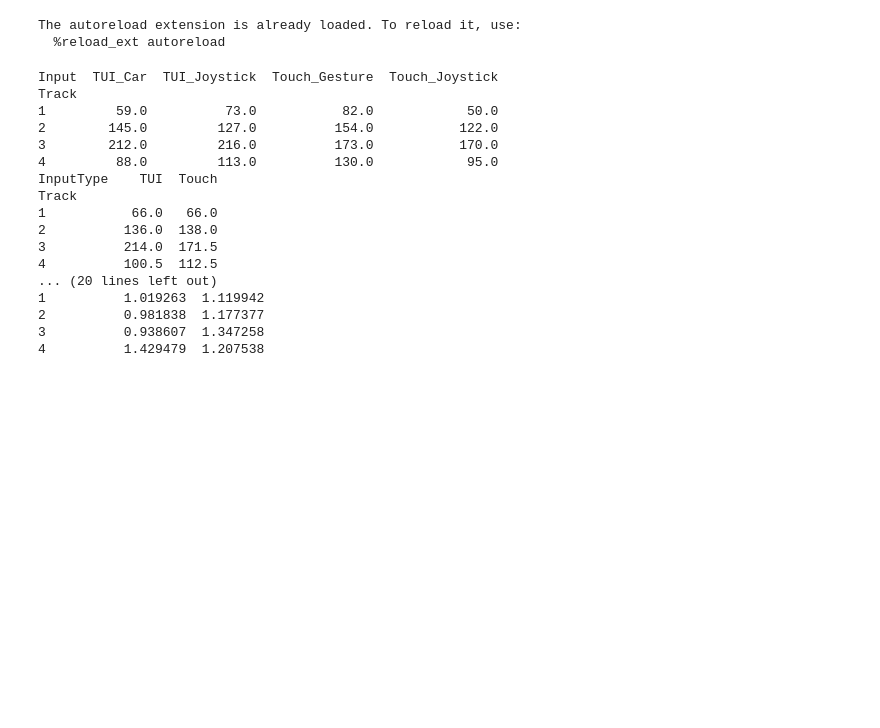
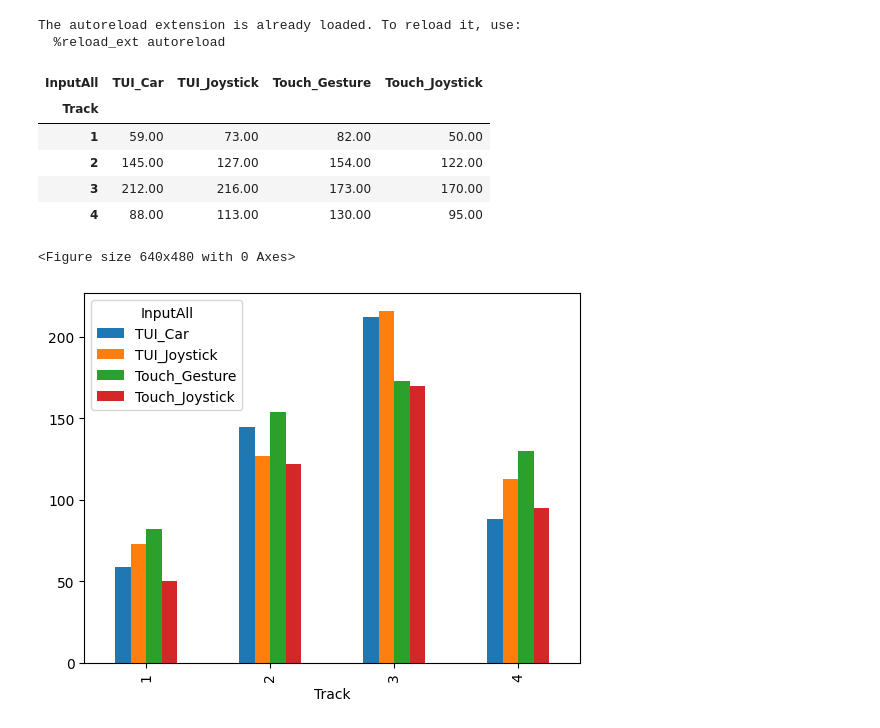
Before and after one commit to eqbic/Masterarbeit-Evaluation, a Jupyter notebook: evaluation.ipynb, the cells around one changed output. Saved outputs shown, nothing was run; the diff lists cells and outputs as text; code cells hidden in the pictures; blank space fills up the shorter version.

Commit message:
draw results as colored pandas tables

```diff
--- a/evaluation.ipynb
+++ b/evaluation.ipynb
@@ -88,60 +88,48 @@ class TrackRepository:
     def get_all(self) -> List[RecordedTrack]:
         return self.recorded_tracks
 
-class Category(Enum):
-    InputType = 1
+class InputFilter(Enum):
+    InputAll = 1
+    InputCategorized = 2
+
+class ResultParam(Enum):
+    Time = 1
+    MeanError = 2
+    MedianError = 3
+    PercentileError = 4
 
 class ResultPlotter:
     def __init__(self):
         self.repo = TrackRepository()
-        tracks = self.repo.get_by_user(1)
+        tracks = self.repo.get_all()
         data = {
-            'Track': [track.track_id for track in tracks],
-            'Input': [f"{track.input_type.name}_{track.metaphor.name}" for track in tracks],
-            'InputType': [track.input_type.name for track in tracks],
+            'Track':  [track.track_id for track in tracks],
+            'InputAll': [f"{track.input_type.name}_{track.metaphor.name}" for track in tracks],
+            'InputCategorized': [track.input_type.name for track in tracks],
             'Time': [track.result.time for track in tracks],
             'MeanError': [track.result.mean for track in tracks],
-            'MedianError': [track.result.median for track in tracks]
+            'MedianError': [track.result.median for track in tracks],
+            'PercentileError': [track.result.percentile for track in tracks]
         }
         self.data_frame = pd.DataFrame(data)
+        self.data_frame.style.format(precision=2, decimal=".")
 
-    def print_times(self, category: Category = None):
-        col = "Input" if category is None else category.name
-        pivot_df = self.data_frame.pivot_table(index="Track", columns=col, values="Time")
-        print(pivot_df)
-
-    def print_mean_errors(self, category: Category = None):
-        col = "Input" if category is None else category.name
-        pivot_df = self.data_frame.pivot_table(index="Track", columns=col, values="MeanError")
-        print(pivot_df)
-
-    def print_median_errors(self, category: Category = None):
-        col = "Input" if category is None else category.name
-        pivot_df = self.data_frame.pivot_table(index="Track", columns=col, values="MedianError")
-        print(pivot_df)
+    def print_result(self, result_param: ResultParam, input_filter: InputFilter, plot = False):
+        table = self.data_frame.pivot_table(index="Track", columns=input_filter.name, values=result_param.name)
+        if plot:
+            plt.figure()
+            table.plot.bar()
+        return table.style.format(precision=2).background_gradient(axis=1, cmap='Greens')
 # %%
 plotter = ResultPlotter()
-plotter.print_times()
-plotter.print_times(Category.InputType)
-plotter.print_mean_errors()
-plotter.print_mean_errors(Category.InputType)
-plotter.print_median_errors()
-plotter.print_median_errors(Category.InputType)
-# %% [output]
-Input  TUI_Car  TUI_Joystick  Touch_Gesture  Touch_Joystick
-Track
-1         59.0          73.0           82.0            50.0
-2        145.0         127.0          154.0           122.0
-3        212.0         216.0          173.0           170.0
-4         88.0         113.0          130.0            95.0
-InputType    TUI  Touch
-Track
-1           66.0   66.0
-2          136.0  138.0
-3          214.0  171.5
-4          100.5  112.5
-... (20 lines left out)
-1          1.019263  1.119942
-2          0.981838  1.177377
-3          0.938607  1.347258
-4          1.429479  1.207538
+# %%
+plotter.print_result(ResultParam.Time, InputFilter.InputAll, plot=True) # Time in seconds
+# %% [output]
+| InputAll | TUI_Car | TUI_Joystick | Touch_Gesture | Touch_Joystick |
+| Track |  |  |  |  |
+| 1 | 59.00 | 73.00 | 82.00 | 50.00 |
+| 2 | 145.00 | 127.00 | 154.00 | 122.00 |
+| 3 | 212.00 | 216.00 | 173.00 | 170.00 |
+| 4 | 88.00 | 113.00 | 130.00 | 95.00 |
+<Figure size 640x480 with 0 Axes>
+[figure, added]
```
Also changed, not shown: parts of 3 cells of this notebook.
